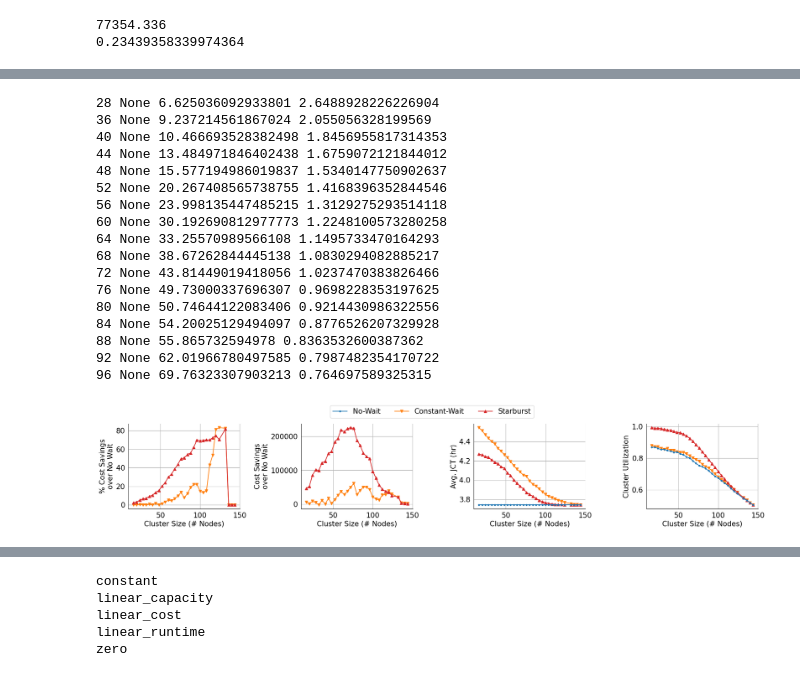
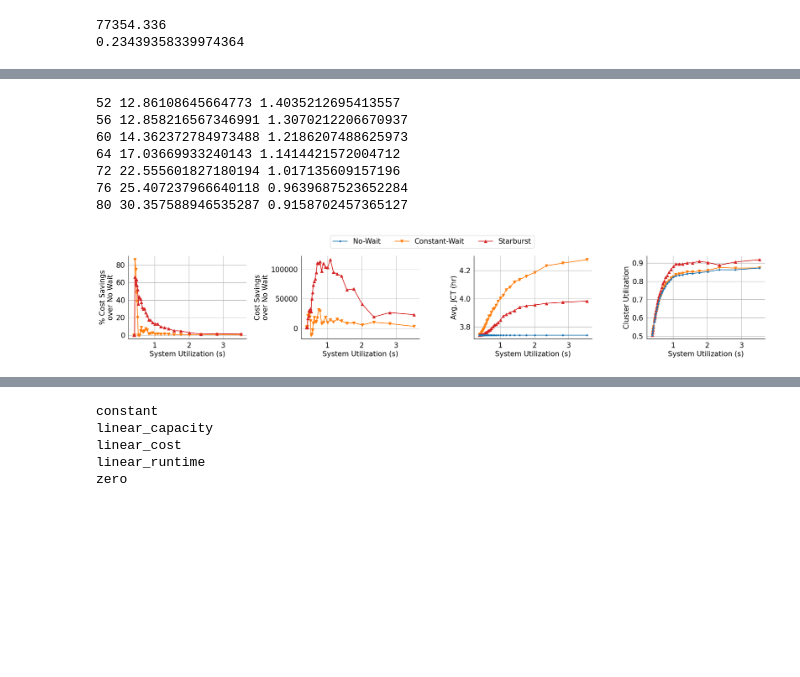
Before and after one commit to michaelzhiluo/starburst, a Jupyter notebook: simulators/sec5.3-analysis.ipynb, the cells around one changed output, grey strips where cells are left out. Cells and saved outputs as stored; diff of their text form; code cells hidden in the pictures; blank space fills up the shorter version.

```diff
--- a/simulators/sec5.3-analysis.ipynb
+++ b/simulators/sec5.3-analysis.ipynb
@@ -141,3 +26,0 @@ def simulator_plotting_fn(df,
-# %%
-
-sim_df = utils.load_logs_as_dataframe('/home/gcpuser/sim_logs/helios/vary_cv_1904.log')
@@ -153,6 +27,6 @@ KeyError: ('linear_cost_filter_cpu', 0.04, 0)
 # %%
 
-helios_df = utils.load_logs_as_dataframe('/home/gcpuser/starburst_logs/evaluation/helios.log')
+helios_df = utils.load_logs_as_dataframe('/home/gcpuser/starburst_logs/evaluation/helios_sjf.log')
 # %%
 from skyburst import job_gen
 
@@ -300,6 +174,6 @@ simulator_plotting_fn(helios_df, x_axis='cluster_size',  \
 # %%
 
-philly_df = utils.load_logs_as_dataframe('/home/gcpuser/starburst_logs/evaluation/philly.log')
+philly_df = utils.load_logs_as_dataframe('/home/gcpuser/starburst_logs/evaluation/philly_sjf.log')
 # %%
 def set_plotting_setting(ax):
     plt.rcParams.update({'font.size': 15})
@@ -405,50 +279,40 @@ def simulator_plotting_fn(df,
 #     diff_df['frag_ratio'] = diff_df.apply(fragmentation_fraction, axis=1)
     groupby_values = [f'{g}_x' for g in groupby_values]
     mod_y_axis = [f'{y}_x' if y!='cost_mult' and y!='cost_diff' else y for y in y_axis]
     import itertools
     markers = itertools.cycle(('v', '^','.', 'o', '*',',', '+',))
     for idx, (label, grp) in enumerate(diff_df.groupby(groupby_values)):
         marker = next(markers)
         label = legend_dict[label]
         for ax_idx, ax in enumerate(axs):
             if ax_idx < 2 and label=='No-Wait':
                 continue
             color = color_dict[label]
             grp.plot(x = x_axis, y = mod_y_axis[ax_idx],ylabel=label_dict[y_axis[ax_idx]], \
                      xlabel=label_dict[x_axis], marker=marker, color=color, ax = ax, label = label, legend=None)
 
     for ax in axs:
         set_plotting_setting(ax)
     lines, labels = ax.get_legend_handles_labels()
     fig.legend([lines[2], lines[0], lines[1]], [labels[2], labels[0], labels[1]], ncol=len(labels), \
                bbox_to_anchor=(0, 0.92, 1, 0.2),loc='upper center')
     plt.tight_layout()
     plt.savefig('figures/evaluation/philly.pdf', bbox_inches='tight')
     plt.show()
 
 
 simulator_plotting_fn(philly_df, x_axis='cluster_size',  \
                       y_axis=['cost_mult','cost_diff','avg_jct','cluster_utilization'], \
                       baseline_filter={'waiting_policy': 'zero'},
                       groupby_values=['waiting_policy'],
-                      normalize_x_axis=False)
+                      normalize_x_axis=True)
 # %% [output]
-28 None 6.625036092933801 2.6488928226226904
-36 None 9.237214561867024 2.055056328199569
-40 None 10.466693528382498 1.8456955817314353
-44 None 13.484971846402438 1.6759072121844012
-48 None 15.577194986019837 1.5340147750902637
-52 None 20.267408565738755 1.4168396352844546
-56 None 23.998135447485215 1.3129275293514118
-60 None 30.192690812977773 1.2248100573280258
-64 None 33.25570989566108 1.1495733470164293
-68 None 38.67262844445138 1.0830294082885217
-72 None 43.81449019418056 1.0237470383826466
-76 None 49.73000337696307 0.9698228353197625
-80 None 50.74644122083406 0.9214430986322556
-84 None 54.20025129494097 0.8776526207329928
-88 None 55.865732594978 0.8363532600387362
-92 None 62.01966780497585 0.7987482354170722
-96 None 69.76323307903213 0.764697589325315
+52 12.86108645664773 1.4035212695413557
+56 12.858216567346991 1.3070212206670937
+60 14.362372784973488 1.2186207488625973
+64 17.03669933240143 1.1414421572004712
+72 22.555601827180194 1.017135609157196
+76 25.407237966640118 0.9639687523652284
+80 30.357588946535287 0.9158702457365127
-[figure, old version]
+[figure, new version]
 # %%
```
Also changed, not shown: parts of 5 cells of this notebook, 1 other file.
